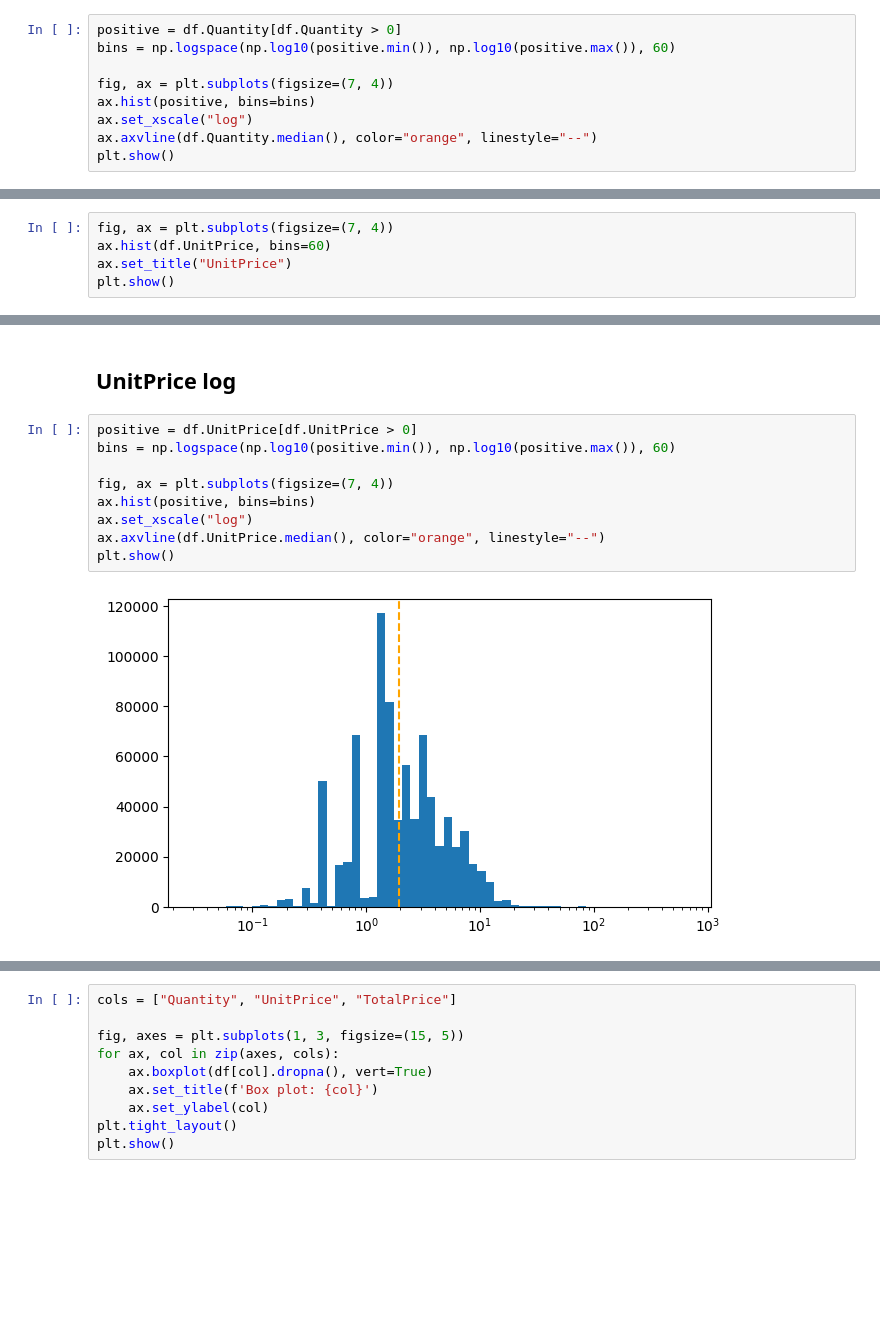
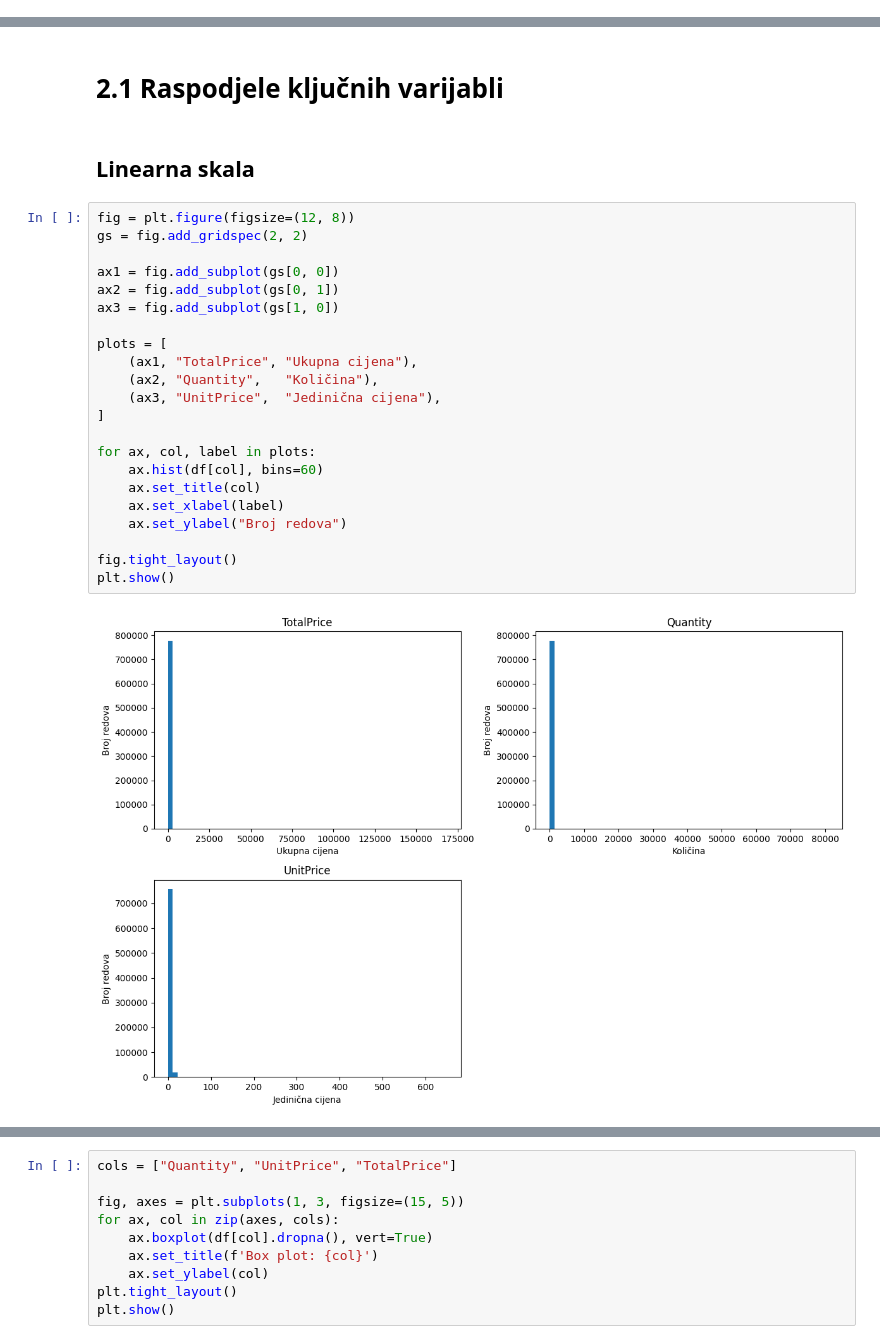
Before and after one commit to aaleksaacic/online-shop-analytics, a Jupyter notebook: notebooks/02_eda.ipynb, the cells around one changed output, grey strips where cells are left out. Drawn from its saved outputs; the diff is of its cells as text; blank space fills up the shorter version.

```diff
--- a/notebooks/02_eda.ipynb
+++ b/notebooks/02_eda.ipynb
@@ -45,9 +7,0 @@ plt.show()
-# %%
-positive = df.Quantity[df.Quantity > 0]
-bins = np.logspace(np.log10(positive.min()), np.log10(positive.max()), 60)
-
-fig, ax = plt.subplots(figsize=(7, 4))
-ax.hist(positive, bins=bins)
-ax.set_xscale("log")
-ax.axvline(df.Quantity.median(), color="orange", linestyle="--")
-plt.show()
@@ -58,5 +7,0 @@ plt.show()
-# %%
-fig, ax = plt.subplots(figsize=(7, 4))
-ax.hist(df.UnitPrice, bins=60)
-ax.set_title("UnitPrice")
-plt.show()
@@ -65,13 +8,28 @@ plt.show()
-# %% [markdown]
-## UnitPrice log
-# %%
-positive = df.UnitPrice[df.UnitPrice > 0]
-bins = np.logspace(np.log10(positive.min()), np.log10(positive.max()), 60)
-
-fig, ax = plt.subplots(figsize=(7, 4))
-ax.hist(positive, bins=bins)
-ax.set_xscale("log")
-ax.axvline(df.UnitPrice.median(), color="orange", linestyle="--")
-plt.show()
-# %% [output]
-[figure, removed]
+# %% [markdown]
+# 2.1 Raspodjele ključnih varijabli
+# %% [markdown]
+## Linearna skala
+# %%
+fig = plt.figure(figsize=(12, 8))
+gs = fig.add_gridspec(2, 2)
+
+ax1 = fig.add_subplot(gs[0, 0])
+ax2 = fig.add_subplot(gs[0, 1])
+ax3 = fig.add_subplot(gs[1, 0])
+
+plots = [
+    (ax1, "TotalPrice", "Ukupna cijena"),
+    (ax2, "Quantity",   "Količina"),
+    (ax3, "UnitPrice",  "Jedinična cijena"),
+]
+
+for ax, col, label in plots:
+    ax.hist(df[col], bins=60)
+    ax.set_title(col)
+    ax.set_xlabel(label)
+    ax.set_ylabel("Broj redova")
+
+fig.tight_layout()
+plt.show()
+# %% [output]
+[figure, added]
```
Also changed, not shown: parts of 38 cells of this notebook.
